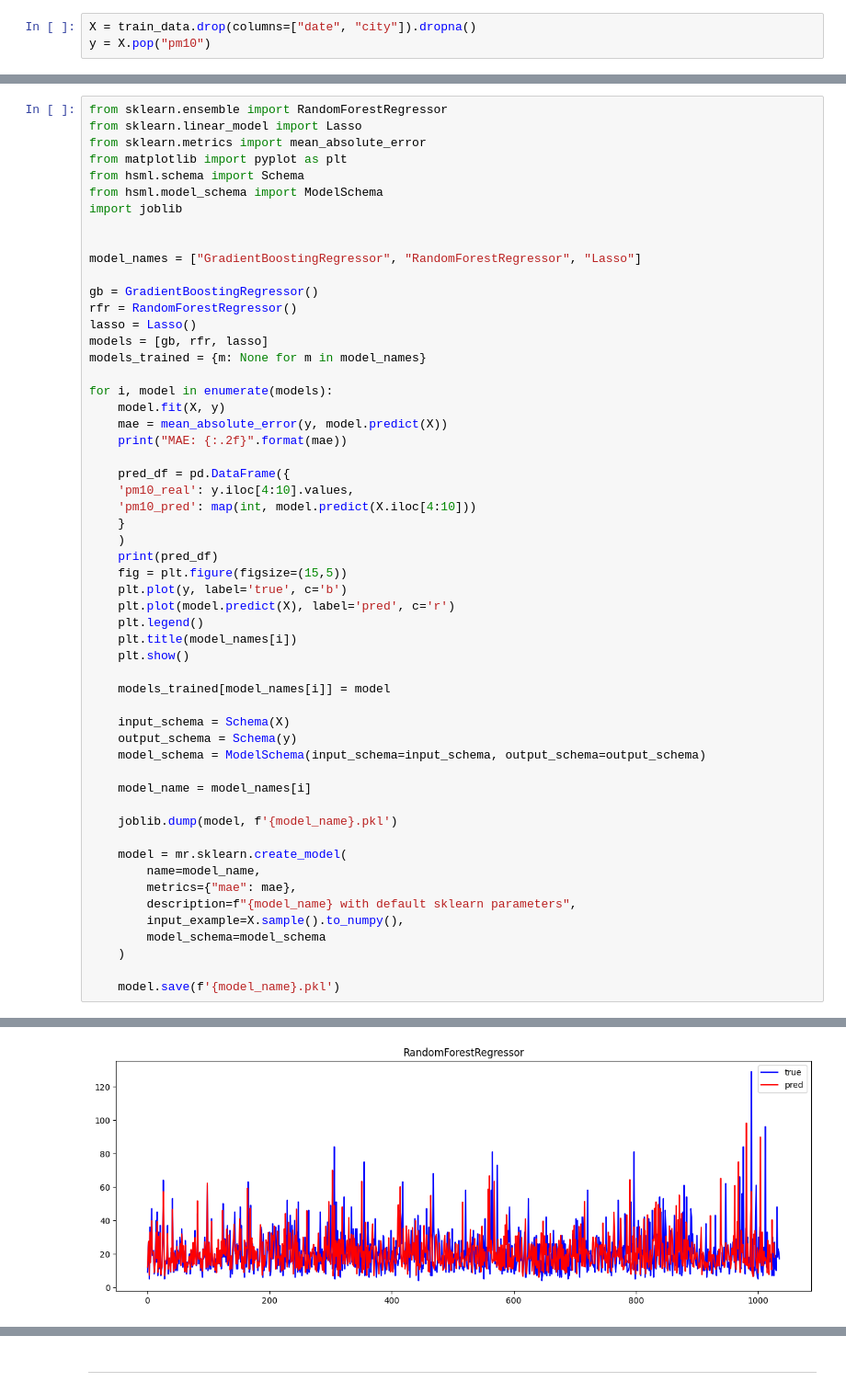
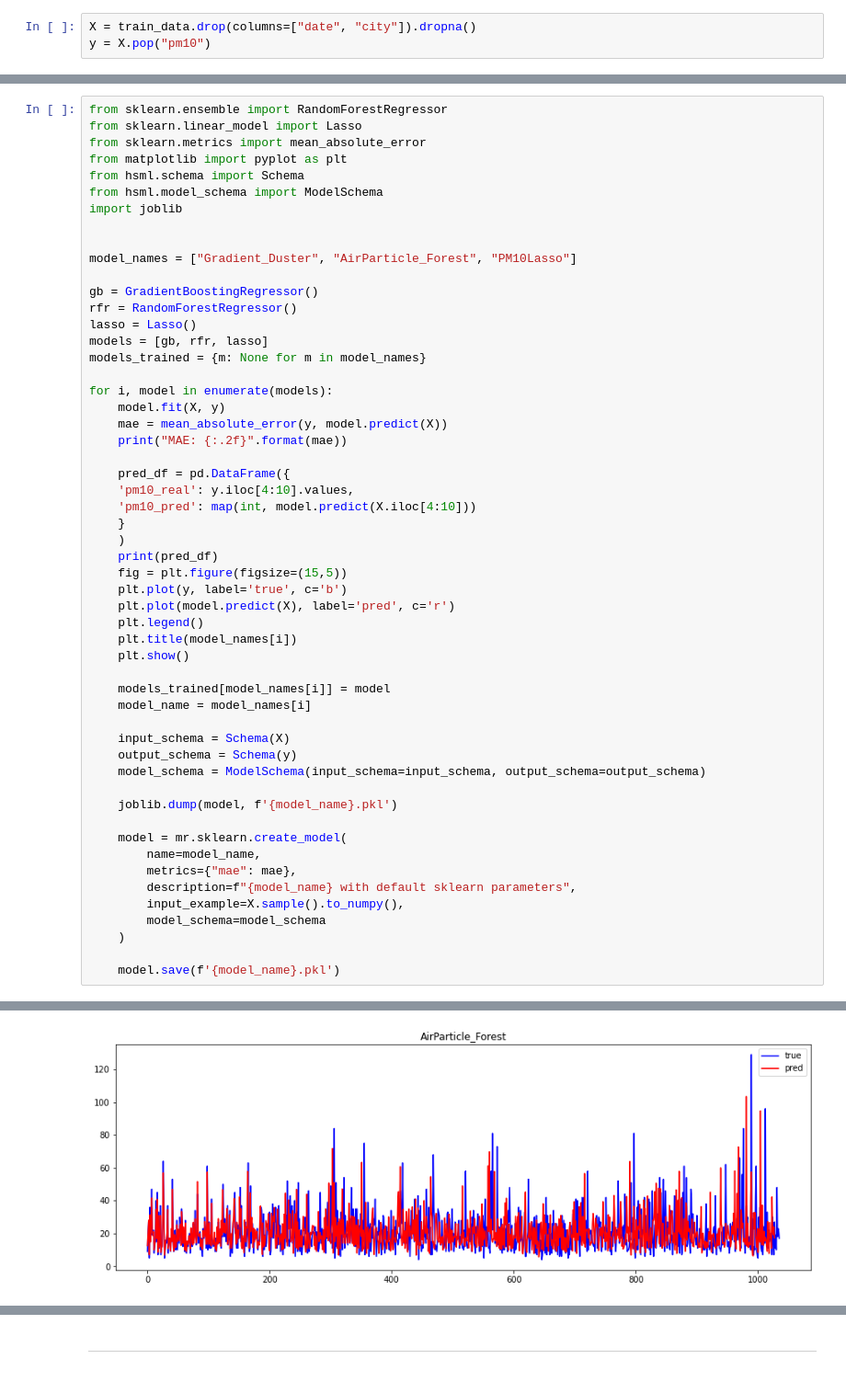
Before and after one commit to erno98/ID2223, a Jupyter notebook: air_quality/3_training.ipynb, the cells around one changed output, grey strips where cells are left out. Shown: that part at 92% size. Drawn from its saved outputs; the diff is of its cells as text.

```diff
--- a/air_quality/3_training.ipynb
+++ b/air_quality/3_training.ipynb
@@ -115,7 +97,7 @@ from hsml.model_schema import ModelSchema
 import joblib
 
 
-model_names = ["GradientBoostingRegressor", "RandomForestRegressor", "Lasso"]
+model_names = ["Gradient_Duster", "AirParticle_Forest", "PM10Lasso"]
 
 gb = GradientBoostingRegressor()
 rfr = RandomForestRegressor()
@@ -142,12 +124,11 @@ for i, model in enumerate(models):
     plt.show()
 
     models_trained[model_names[i]] = model
+    model_name = model_names[i]
 
     input_schema = Schema(X)
     output_schema = Schema(y)
     model_schema = ModelSchema(input_schema=input_schema, output_schema=output_schema)
-
-    model_name = model_names[i]
 
     joblib.dump(model, f'{model_name}.pkl')
 
@@ -182 +163 @@ MAE: 2.18
-[figure, old version]
+[figure, new version]
```
Also changed, not shown: parts of 10 cells of this notebook, 19 other files.
